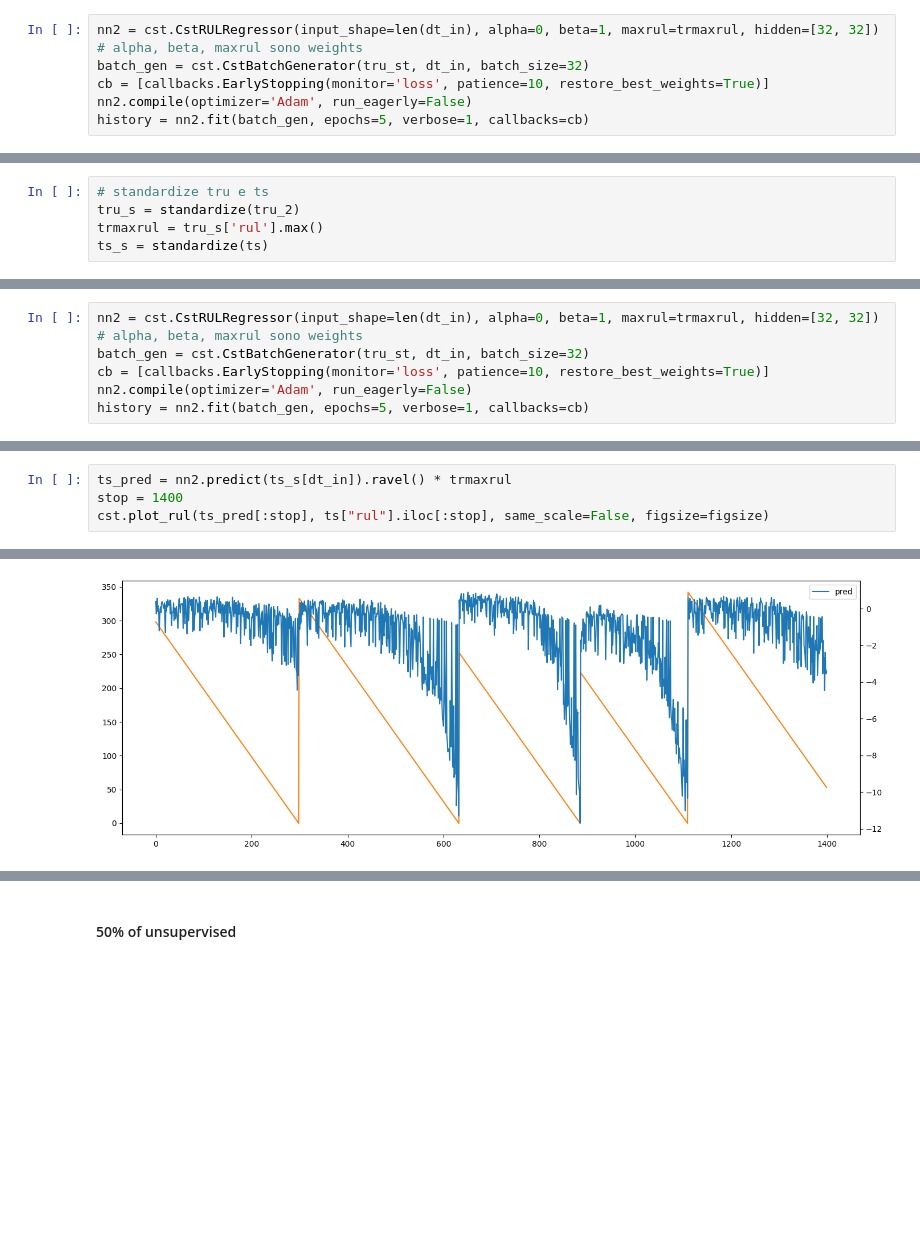
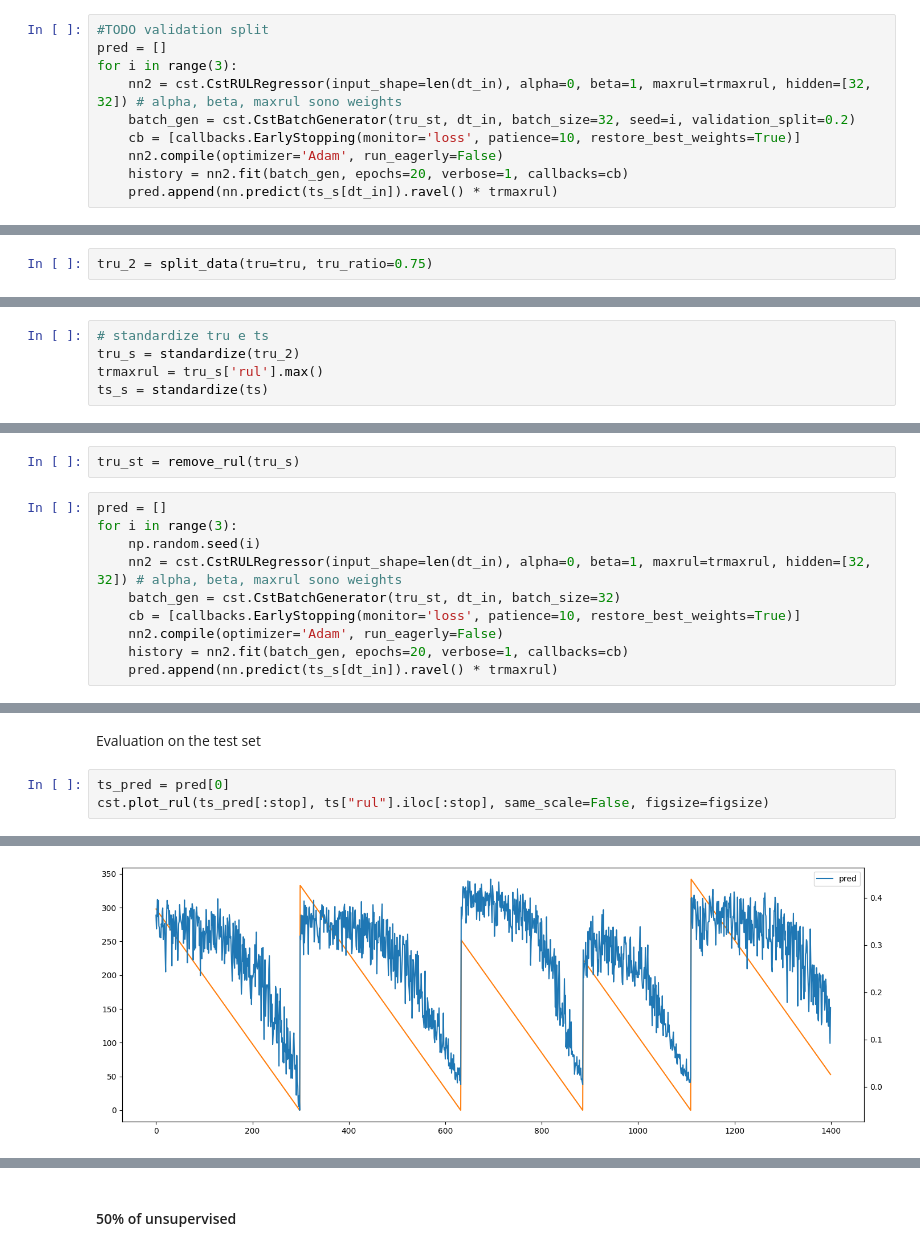
Before and after one commit to giorgiapavani/AI-in-Industry, a Jupyter notebook: notebooks/1. Domain Knowledge Injection via SBR.ipynb, the cells around one changed output, grey strips where cells are left out. Cells and saved outputs as stored; diff of their text form; blank space fills up the shorter version.

```diff
--- a/notebooks/1. Domain Knowledge Injection via SBR.ipynb
+++ b/notebooks/1. Domain Knowledge Injection via SBR.ipynb
@@ -451,7 +547,11 @@ tru_st['rul'] = -1.0
 # %%
-nn2 = cst.CstRULRegressor(input_shape=len(dt_in), alpha=0, beta=1, maxrul=trmaxrul, hidden=[32, 32]) # alpha, beta, maxrul sono weights
-batch_gen = cst.CstBatchGenerator(tru_st, dt_in, batch_size=32)
-cb = [callbacks.EarlyStopping(monitor='loss', patience=10, restore_best_weights=True)]
-nn2.compile(optimizer='Adam', run_eagerly=False)
-history = nn2.fit(batch_gen, epochs=5, verbose=1, callbacks=cb)
+#TODO validation split
+pred = []
+for i in range(3):
+    nn2 = cst.CstRULRegressor(input_shape=len(dt_in), alpha=0, beta=1, maxrul=trmaxrul, hidden=[32, 32]) # alpha, beta, maxrul sono weights
+    batch_gen = cst.CstBatchGenerator(tru_st, dt_in, batch_size=32, seed=i, validation_split=0.2)
+    cb = [callbacks.EarlyStopping(monitor='loss', patience=10, restore_best_weights=True)]
+    nn2.compile(optimizer='Adam', run_eagerly=False)
+    history = nn2.fit(batch_gen, epochs=20, verbose=1, callbacks=cb)
+    pred.append(nn.predict(ts_s[dt_in]).ravel() * trmaxrul)
 # %% [output]
@@ -482,0 +595,2 @@ tru_2= tru[:sep_tru_st]#prende 75% dei dati supervisionati
+# %%
+tru_2 = split_data(tru=tru, tru_ratio=0.75)
@@ -497,7 +604,13 @@ tru_st['rul'] = -1.0
+# %%
+tru_st = remove_rul(tru_s)
 # %%
-nn2 = cst.CstRULRegressor(input_shape=len(dt_in), alpha=0, beta=1, maxrul=trmaxrul, hidden=[32, 32]) # alpha, beta, maxrul sono weights
-batch_gen = cst.CstBatchGenerator(tru_st, dt_in, batch_size=32)
-cb = [callbacks.EarlyStopping(monitor='loss', patience=10, restore_best_weights=True)]
-nn2.compile(optimizer='Adam', run_eagerly=False)
-history = nn2.fit(batch_gen, epochs=5, verbose=1, callbacks=cb)
+pred = []
+for i in range(3):
+    np.random.seed(i)
+    nn2 = cst.CstRULRegressor(input_shape=len(dt_in), alpha=0, beta=1, maxrul=trmaxrul, hidden=[32, 32]) # alpha, beta, maxrul sono weights
+    batch_gen = cst.CstBatchGenerator(tru_st, dt_in, batch_size=32)
+    cb = [callbacks.EarlyStopping(monitor='loss', patience=10, restore_best_weights=True)]
+    nn2.compile(optimizer='Adam', run_eagerly=False)
+    history = nn2.fit(batch_gen, epochs=20, verbose=1, callbacks=cb)
+    pred.append(nn.predict(ts_s[dt_in]).ravel() * trmaxrul)
 # %% [output]
@@ -514,5 +634,6 @@ Epoch 5/5
+# %% [markdown]
+Evaluation on the test set
 # %%
-ts_pred = nn2.predict(ts_s[dt_in]).ravel() * trmaxrul
-stop = 1400
+ts_pred = pred[0]
 cst.plot_rul(ts_pred[:stop], ts["rul"].iloc[:stop], same_scale=False, figsize=figsize)
 # %% [output]
@@ -520 +640 @@ cst.plot_rul(ts_pred[:stop], ts["rul"].iloc[:stop], same_scale=False, figsize=fi
-[figure, old version]
+[figure, new version]
```
Also changed, not shown: parts of 93 cells of this notebook, 1 other file.
